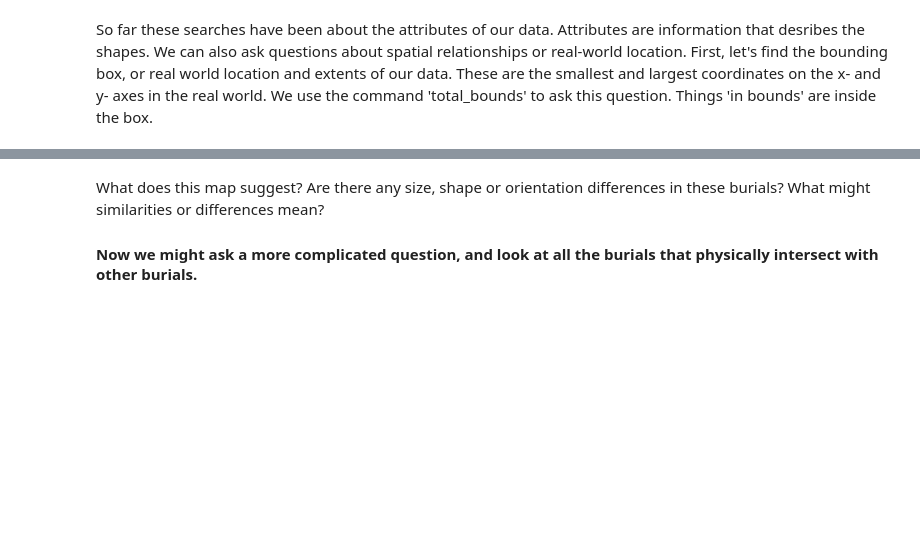
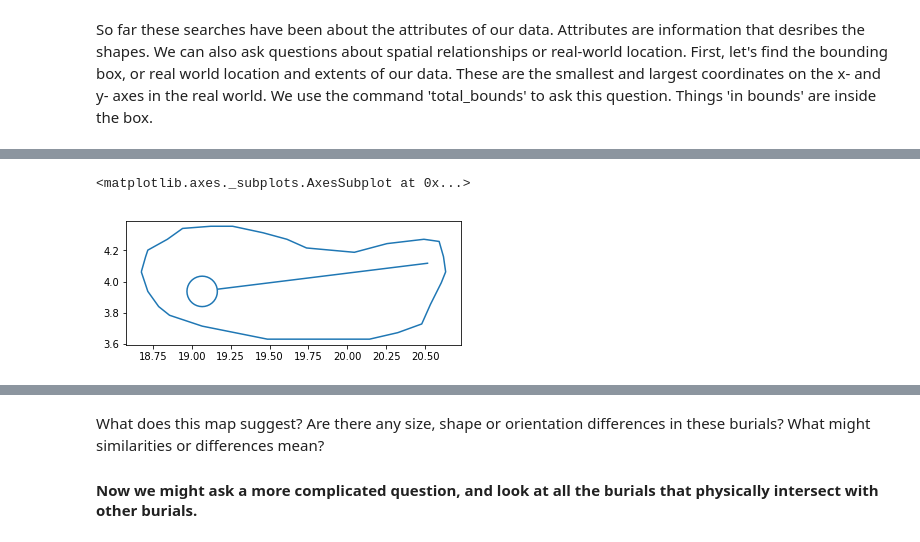
Before and after one commit to ropitz/spatialarchaeology, a Jupyter notebook: linlithgow_spatial.ipynb, the cells around one changed output, grey strips where cells are left out. Saved outputs shown, nothing was run; the diff lists cells and outputs as text; code cells hidden in the pictures; blank space fills up the shorter version.

```diff
--- a/linlithgow_spatial.ipynb
+++ b/linlithgow_spatial.ipynb
@@ -100,7 +179,7 @@ linlithgow_burials.loc[linlithgow_burials['L_DATE'] <1500].plot(column='AT', cma
 # Let's save these selections of 'pre1400' and 'pre1500' so we can use them again.
 # I've given them names here. These are now 'named variables'
 pre1400 = linlithgow_burials.loc[linlithgow_burials['L_DATE'] <1400]
-pre1500 = linlithgow_burials.loc[linlithgow_burials['L_DATE'] <1500]
+pre1500 = linlithgow_burials.loc[(linlithgow_burials['L_DATE']<=1500) & (linlithgow_burials['L_DATE'] >= 1400)]
 # %%
 #Test your named variable by printing it out again, calling it by its name.
 pre1400
@@ -114,7 +216,10 @@ pre1500.total_bounds
 # %%
 # Now we will select a single burial
-pre1500_325 = pre1500.loc[pre1500['FID'] == 325]
-pre1500_325
-pre1500_325.plot()
+pre1500_182 = pre1500.loc[pre1500['CONTEXT'] == 182]
+pre1500_182
+pre1500_182.plot()
+# %% [output]
+<matplotlib.axes._subplots.AxesSubplot at 0x...>
+[figure, added]
 # %%
 #Now we will select another specific burial.
```
Also changed, not shown: parts of 19 cells of this notebook.
